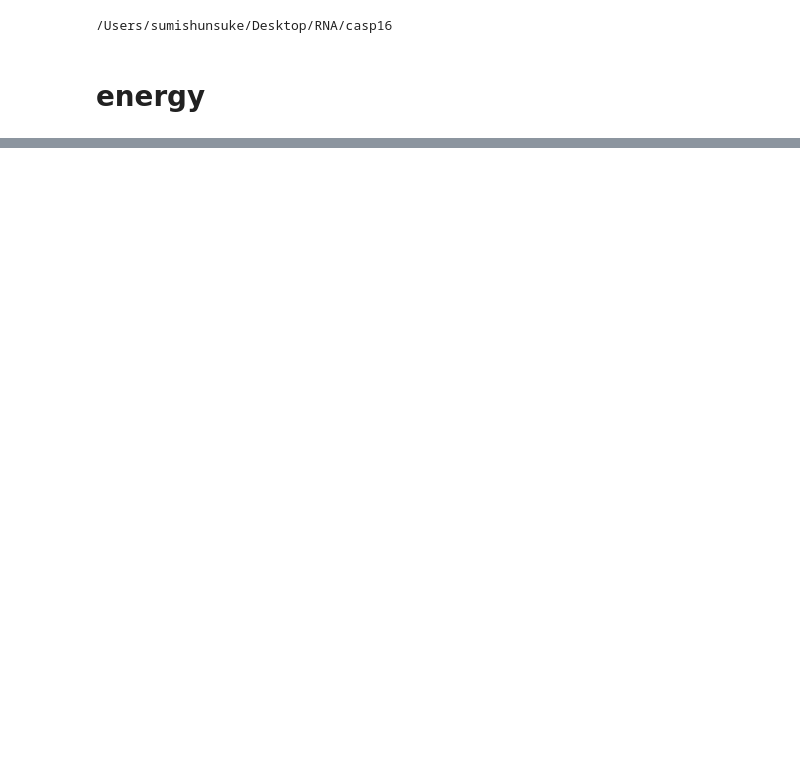
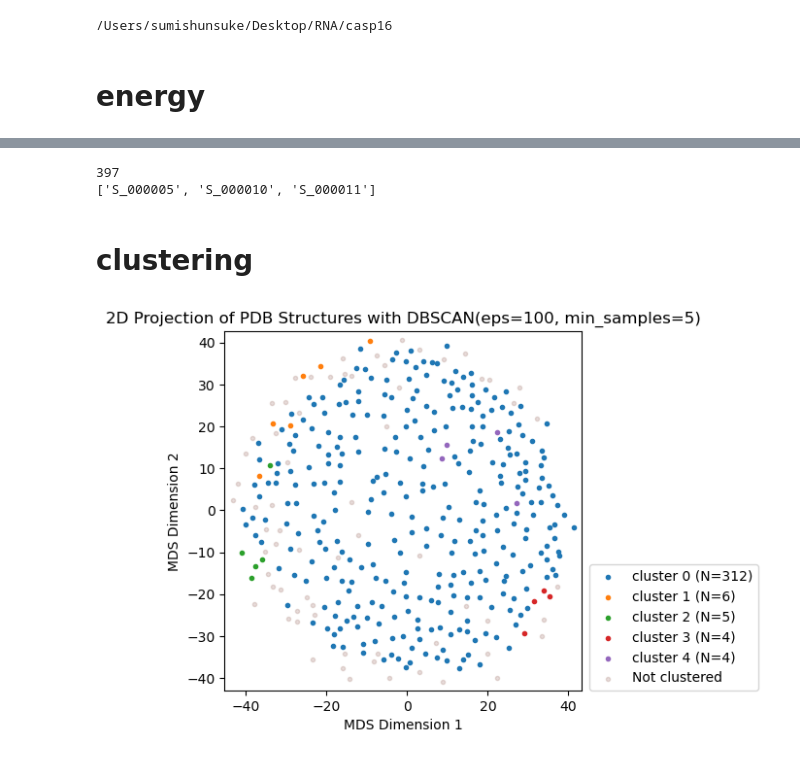
Before and after one commit to Shunsuke-1994/casp16, a Jupyter notebook: notebooks/R1286.ipynb, the cells around one changed output, grey strips where cells are left out. Saved outputs shown, nothing was run; the diff lists cells and outputs as text; code cells hidden in the pictures; blank space fills up the shorter version.

```diff
--- a/notebooks/R1286.ipynb
+++ b/notebooks/R1286.ipynb
@@ -15,0 +182,7 @@ pdb_dir=f"./datasets/casp16/{casp_id}/pdb"
+# %%
+all_pdb_ids = !ls {top_pdb_dir}/*pdb | xargs -n 1 basename | cut -d. -f1
+print(len(all_pdb_ids))
+print(all_pdb_ids[:3])
+# %% [output]
+397
+['S_000005', 'S_000010', 'S_000011']
@@ -15,0 +192,35 @@ pdb_dir=f"./datasets/casp16/{casp_id}/pdb"
+# %% [markdown]
+# clustering
+# %%
+import numpy as np
+from sklearn.manifold import MDS
+
+rmsd = np.load(f"{top_pdb_dir}/rmsd_matrix_sorted_id.npy")
+mds = MDS(n_components=2, dissimilarity="precomputed", random_state=42, n_jobs=7, max_iter=1000)
+coords = mds.fit_transform(rmsd)
+# %%
+from sklearn.cluster import DBSCAN
+eps =  100
+min_samples = 5
+clustering = DBSCAN(eps=eps, min_samples=min_samples).fit(rmsd)
+
+plt.figure()
+for c in set(clustering.labels_):
+    if c == -1:
+        plt.scatter(coords[clustering.labels_ == c, 0], coords[clustering.labels_ == c, 1], label="Not clustered", marker=".", alpha=0.2)
+    else:
+        n = sum(clustering.labels_ == c)
+        plt.scatter(coords[clustering.labels_ == c, 0], coords[clustering.labels_ == c, 1], label=f"cluster {c} (N={n})", marker=".")
+plt.legend(loc = (1.02,0))
+plt.xlim(min(coords[:, 0])-2, max(coords[:, 0])+2)
+plt.ylim(min(coords[:, 1])-2, max(coords[:, 1])+2)
+
+# plt.colorbar(label=label)
+plt.xlabel('MDS Dimension 1')
+plt.ylabel('MDS Dimension 2')
+plt.title(f'2D Projection of PDB Structures with DBSCAN(eps={eps}, min_samples={min_samples})')
+plt.subplots_adjust(right=0.7)
+plt.savefig(f"{top_pdb_dir}/rmsd_mds_dbscan_eps{eps}_min_samples{min_samples}.png", dpi=300)
+plt.show()
+# %% [output]
+[figure, added]
```
Also changed, not shown: parts of 19 cells of this notebook, 1 other file.
